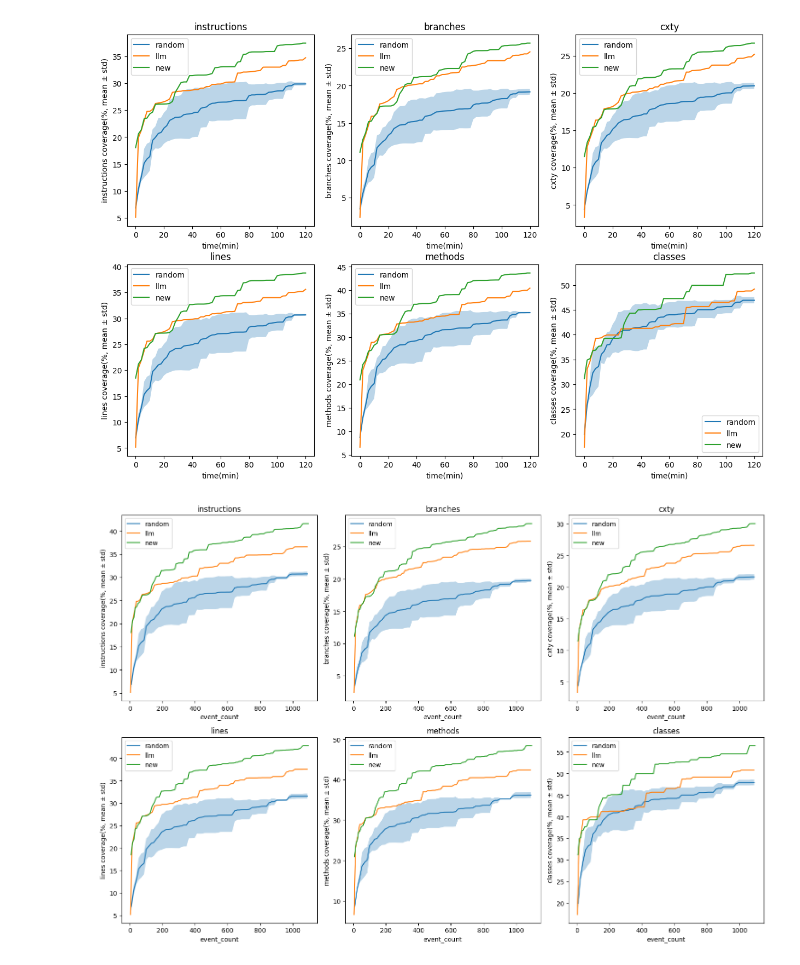
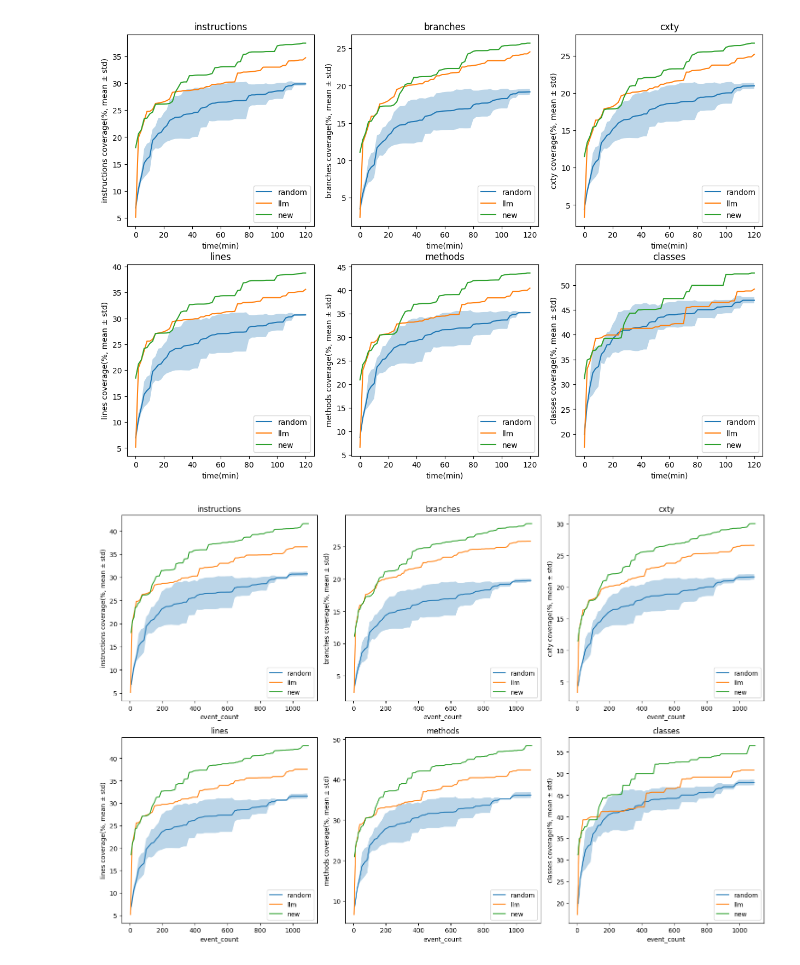
Before and after one commit to llipengda/kea-test, a Jupyter notebook: analysis/newpipe.ipynb, the cells around one changed output. Drawn from its saved outputs; the diff is of its cells as text; code cells hidden in the pictures.

```diff
--- a/analysis/newpipe.ipynb
+++ b/analysis/newpipe.ipynb
@@ -61,37 +61,37 @@ def draw(files: list[str], name: str):
         x = data['index']
         ax.plot(x * 2, y, label=name)
         ax.fill_between(x * 2, y - yerr, y + yerr, alpha=0.3)
         ax.set_title(col)
         ax.set_xlabel('time(min)')
         ax.set_ylabel(f'{col} coverage(%, mean ± std)')
-        ax.legend()
+        ax.legend(loc='lower right')
 
     data = df_grouped[df_grouped['event_count'] <= 1100]
     data = data.sort_values(by='event_count')
 
     for i, col in enumerate(cols):
         ax = axs_event[i // 3, i % 3]
         y = data[f'{col}_mean']
         yerr = data[f'{col}_std']
         x = data['event_count']
         ax.plot(x, y, label=name)
         ax.fill_between(x, y - yerr, y + yerr, alpha=0.3)
         ax.set_title(col)
         ax.set_xlabel('event_count')
         ax.set_ylabel(f'{col} coverage(%, mean ± std)')
-        ax.legend()
+        ax.legend(loc='lower right')
 
     plt.tight_layout()
 
 
 draw(random_files, 'random')
 draw(llm_files, 'llm')
 draw(new_files, 'new')
 
 plt.show()
 # %% [output]
-[figure, old version]
+[figure, new version]
-[figure, old version]
+[figure, new version]
 # %%
 import os
 
```
Also changed, not shown: parts of 1 cell of this notebook, 29 other files.
